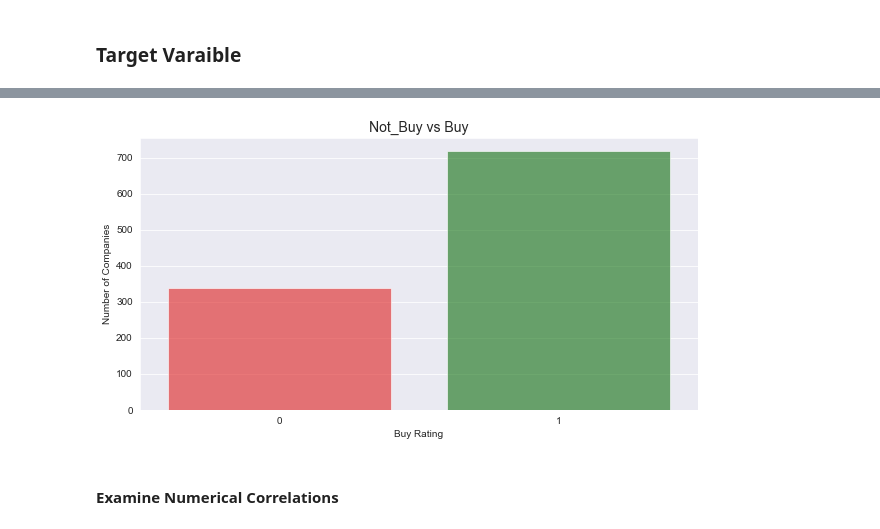
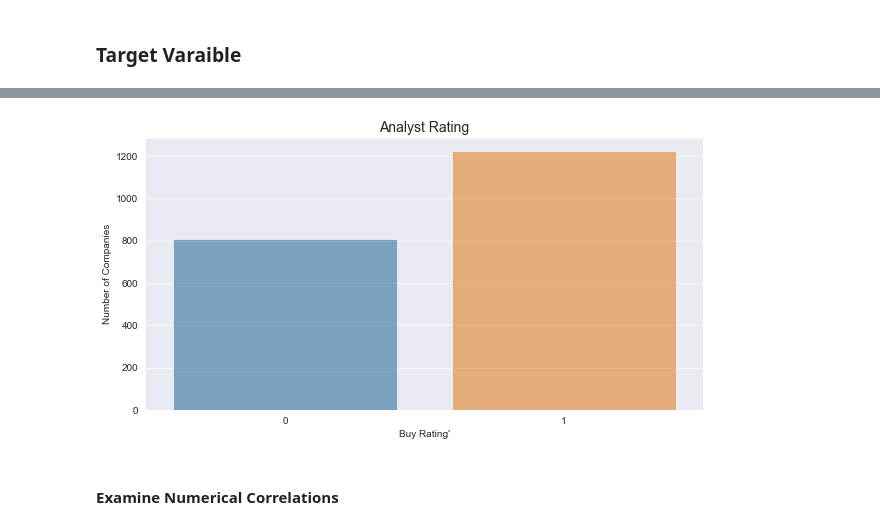
Before and after one commit to jprinfret/stock_classifier, a Jupyter notebook: exploratory_data_analysis.ipynb, the cells around one changed output, grey strips where cells are left out. Saved outputs shown, nothing was run; the diff lists cells and outputs as text; code cells hidden in the pictures.

```diff
--- a/exploratory_data_analysis.ipynb
+++ b/exploratory_data_analysis.ipynb
@@ -14,4 +15,3 @@ warnings.filterwarnings('ignore')
 ## Import csv, create dataframe, and examine data as is.
 # %%
 df = pd.read_csv('fundamental_data.csv')
-df.drop(['trailing_eps', 'price_to_trailing_earnings'], axis=1, inplace=True)
@@ -109,26 +124,29 @@ Name: 52_week_delta, Length: 1758, dtype: int64
 # %%
 # step 1
-df = df[(df['52_week_delta'] != np.inf)]
+df['52_week_delta'] = df['52_week_delta']*100
+df = df[(df['52_week_delta'] != np.inf) &
+        ((df['dividend_payout_ratio'] <= 100) & (df['dividend_payout_ratio'] >= 0)) &
+        ((df['price_to_book'] <= 50) & (df['price_to_book'] >= 0)) &
+        ((df['debt_to_equity'] <= 500) & (df['debt_to_equity'] >= 0))
+       ]
 
 # step 2
 df['log_mktcap'] = np.log(df['market_cap'])
-df.drop(['market_cap', 'shares_outstanding'], axis=1, inplace=True)
+df.drop(['market_cap', 'gross_margin_pct', 'ebitda_margin_pct'], axis=1, inplace=True)
 
 # step 3
 df = df[
-    ((df['dividend_payout_ratio'] < 1) & (df['dividend_payout_ratio'] >= 0)) &
-    ((df['foward_eps'] <= 500) & (df['foward_eps'] >= -500)) &
-    ((df['price_to_foward_earnings'] <= 500) & (df['price_to_foward_earnings'] >= -500)) &
-    ((df['price_to_book'] <= 25) & (df['price_to_book'] >= 0)) &
-    ((df['gross_margin_pct'] < 1)) &
-    ((df['debt_to_equity'] <= 500) & (df['debt_to_equity'] >= 0))
+    ((df['forward_eps'] <= 50) & (df['forward_eps'] >= -50)) &
+    ((df['price_to_forward_earnings'] <= 2000) & (df['price_to_forward_earnings'] >= -2000)) &
+     (df['g_revenue'] <= 1000) &
+     (df['gross_margin'] >= -100)
 ]
 
-# step 4
-df = df[
-    (df['largest_institutional_owner'] == 'Blackrock Inc.') |
-    (df['largest_institutional_owner'] == 'Vanguard Group, Inc. (The)') |
-    (df['largest_institutional_owner'] == 'Price (T.Rowe) Associates Inc') |
-    (df['largest_institutional_owner'] == 'FMR, LLC') |
-    (df['largest_institutional_owner'] == 'Dimensional Fund Advisors LP')
-]
+# # step 4
+# df = df[
+#     (df['largest_institutional_owner'] == 'Blackrock Inc.') |
+#     (df['largest_institutional_owner'] == 'Vanguard Group, Inc. (The)') |
+#     (df['largest_institutional_owner'] == 'Price (T.Rowe) Associates Inc') |
+#     (df['largest_institutional_owner'] == 'FMR, LLC') |
+#     (df['largest_institutional_owner'] == 'Dimensional Fund Advisors LP')
+# ]
@@ -298,14 +303,14 @@ return_on_equity           0.127910    0.213138     1.337390
 # %%
 # Target Variable Countplot
 sns.set_style('darkgrid');
 plt.figure(figsize = (10,5));
-sns.countplot(df['analyst_rating'], alpha =.6, palette= ['red', 'green']);
-plt.title('Not_Buy vs Buy', fontsize=14);
+sns.countplot(df['analyst_rating'], alpha =.6);
+plt.title('Analyst Rating', fontsize=14);
 plt.ylabel('Number of Companies');
-plt.xlabel('Buy Rating')
+plt.xlabel("Buy Rating'")
 plt.show();
 # %% [output]
-[figure, old version]
+[figure, new version]
 # %% [markdown]
 #### Examine Numerical Correlations
 # %%
```
Also changed, not shown: parts of 30 cells of this notebook, 6 other files.
